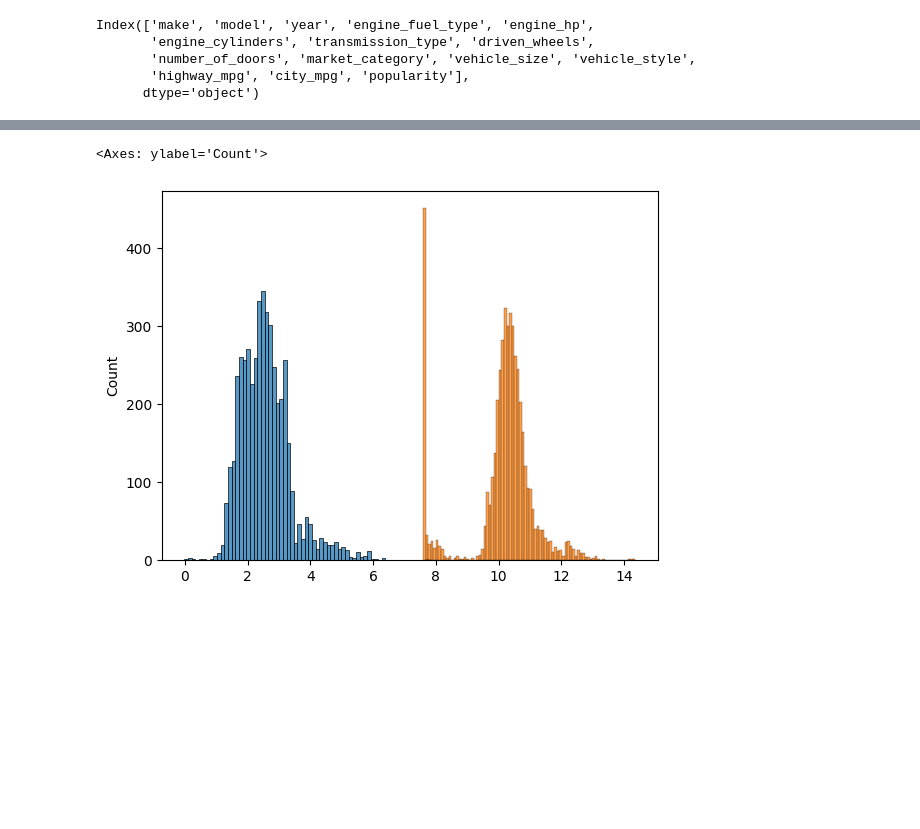
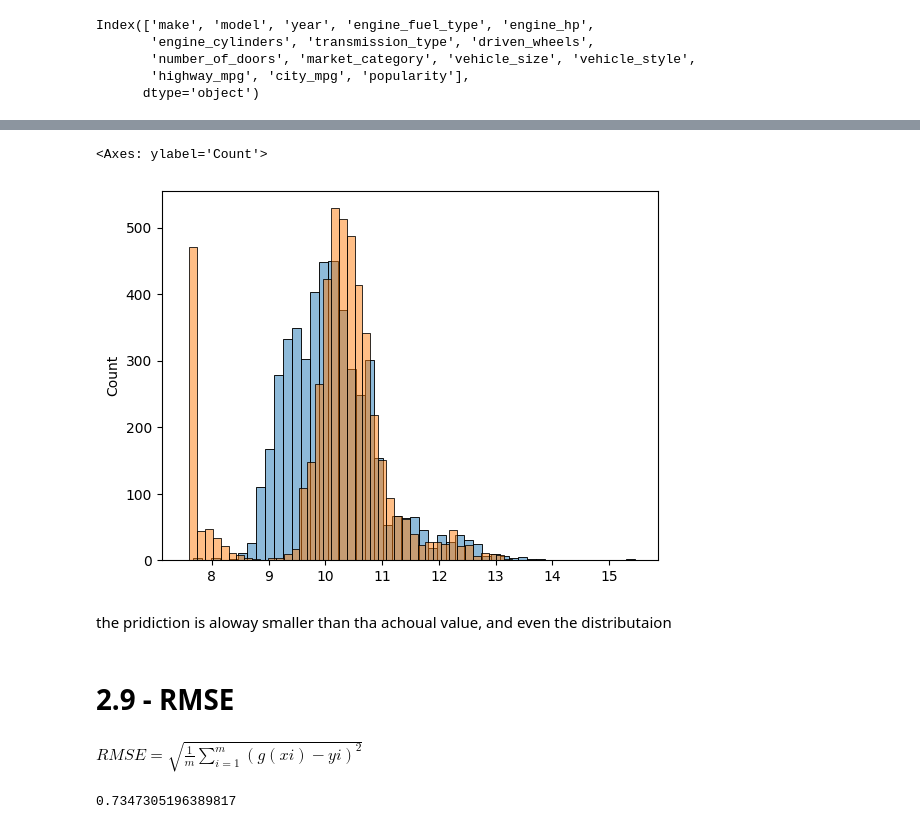
Before and after one commit to LayanASO/Car-Price-Prediction-Project, a Jupyter notebook: 2.2 - Data Preparation.ipynb, the cells around one changed output, grey strips where cells are left out. Drawn from its saved outputs; the diff is of its cells as text; code cells hidden in the pictures; blank space fills up the shorter version.

```diff
--- a/2.2 - Data Preparation.ipynb
+++ b/2.2 - Data Preparation.ipynb
@@ -464,10 +448,18 @@ X_train=df_train[base].fillna(0).values # so we ignore these mising feachers
 # %%
 w0, w =train_linner_regression(X_train,y_train)
 # %%
-y_prediction= X_train.dot(w)
+y_prediction= w0 + X_train.dot(w)
 # %%
-sns.histplot(y_prediction)
-sns.histplot(y_train)
+sns.histplot(y_prediction,alpha = 0.5 , bins =50 )
+sns.histplot(y_train, alpha = 0.5 , bins =50)
 # %% [output]
 <Axes: ylabel='Count'>
-[figure, old version]
+[figure, new version]
+# %% [markdown]
+the pridiction is aloway smaller than tha achoual value, and even the distributaion
+# %% [markdown]
+# 2.9 - RMSE
+# %% [markdown]
+$
+RMSE = \sqrt{\frac{1}{m} \sum_{i=1}^{m} (g(xi)-yi)^2}
+$
@@ -473,0 +472,4 @@ sns.histplot(y_train)
+# %%
+rmse(y_train,y_prediction)
+# %% [output]
+0.7347305196389817
```
Also changed, not shown: parts of 59 cells of this notebook.
